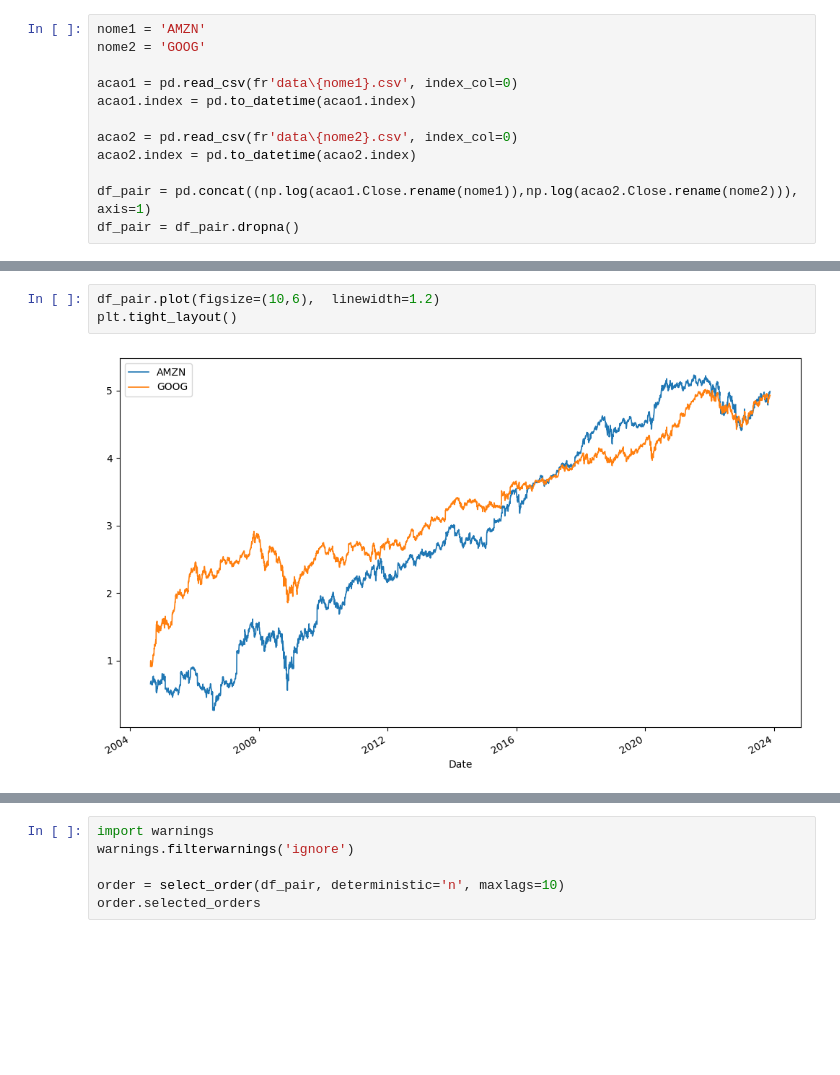
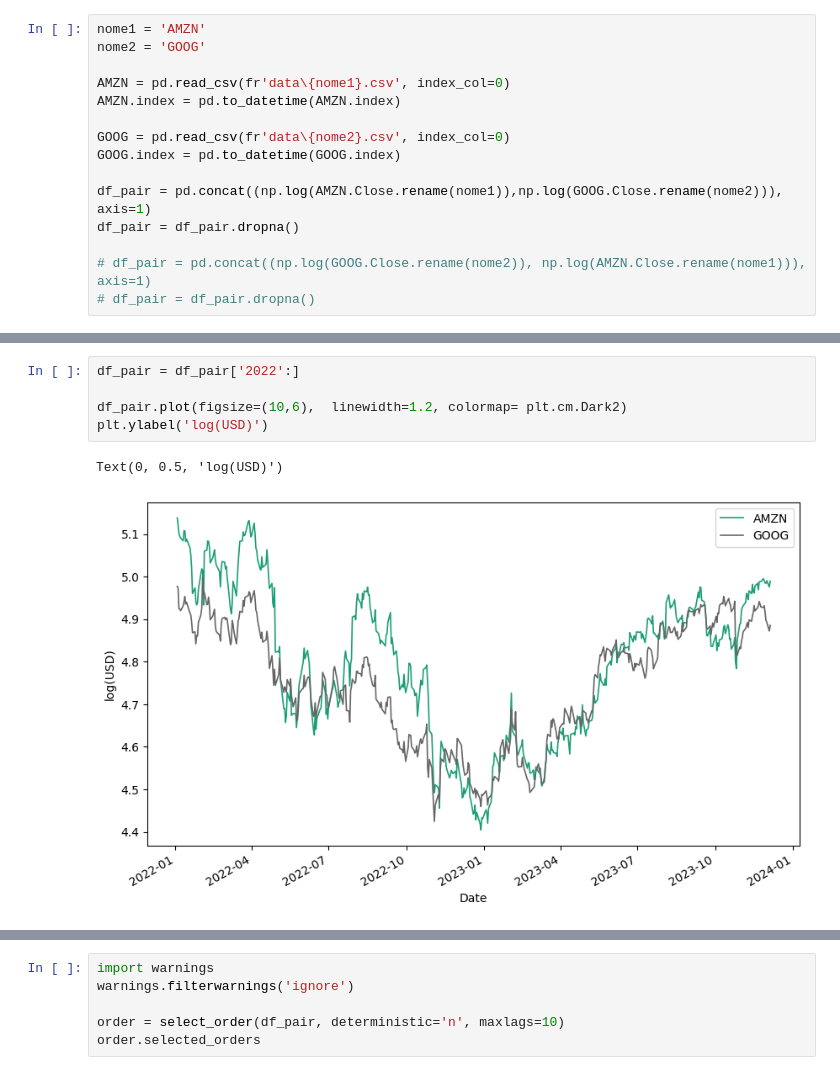
Before and after one commit to ViniNazato/Cointegration-PairTrading, a Jupyter notebook: VECM.ipynb, the cells around one changed output, grey strips where cells are left out. Saved outputs shown, nothing was run; the diff lists cells and outputs as text; blank space fills up the shorter version.

```diff
--- a/VECM.ipynb
+++ b/VECM.ipynb
@@ -12,11 +19,14 @@ from statsmodels.tsa.vector_ar.vecm import VECM, select_coint_rank, select_order
 nome1 = 'AMZN'
 nome2 = 'GOOG'
 
-acao1 = pd.read_csv(fr'data\{nome1}.csv', index_col=0)
-acao1.index = pd.to_datetime(acao1.index)
+AMZN = pd.read_csv(fr'data\{nome1}.csv', index_col=0)
+AMZN.index = pd.to_datetime(AMZN.index)
 
-acao2 = pd.read_csv(fr'data\{nome2}.csv', index_col=0)
-acao2.index = pd.to_datetime(acao2.index)
+GOOG = pd.read_csv(fr'data\{nome2}.csv', index_col=0)
+GOOG.index = pd.to_datetime(GOOG.index)
 
-df_pair = pd.concat((np.log(acao1.Close.rename(nome1)),np.log(acao2.Close.rename(nome2))), axis=1)
+df_pair = pd.concat((np.log(AMZN.Close.rename(nome1)),np.log(GOOG.Close.rename(nome2))), axis=1)
 df_pair = df_pair.dropna()
+
+# df_pair = pd.concat((np.log(GOOG.Close.rename(nome2)), np.log(AMZN.Close.rename(nome1))), axis=1)
+# df_pair = df_pair.dropna()
@@ -23,5 +44,8 @@ df_pair = df_pair.dropna()
 # %%
-df_pair.plot(figsize=(10,6),  linewidth=1.2)
-plt.tight_layout()
+df_pair = df_pair['2022':]
+
+df_pair.plot(figsize=(10,6),  linewidth=1.2, colormap= plt.cm.Dark2)
+plt.ylabel('log(USD)')
 # %% [output]
+Text(0, 0.5, 'log(USD)')
-[figure, old version]
+[figure, new version]
```
Also changed, not shown: parts of 30 cells of this notebook, 4 other files.
